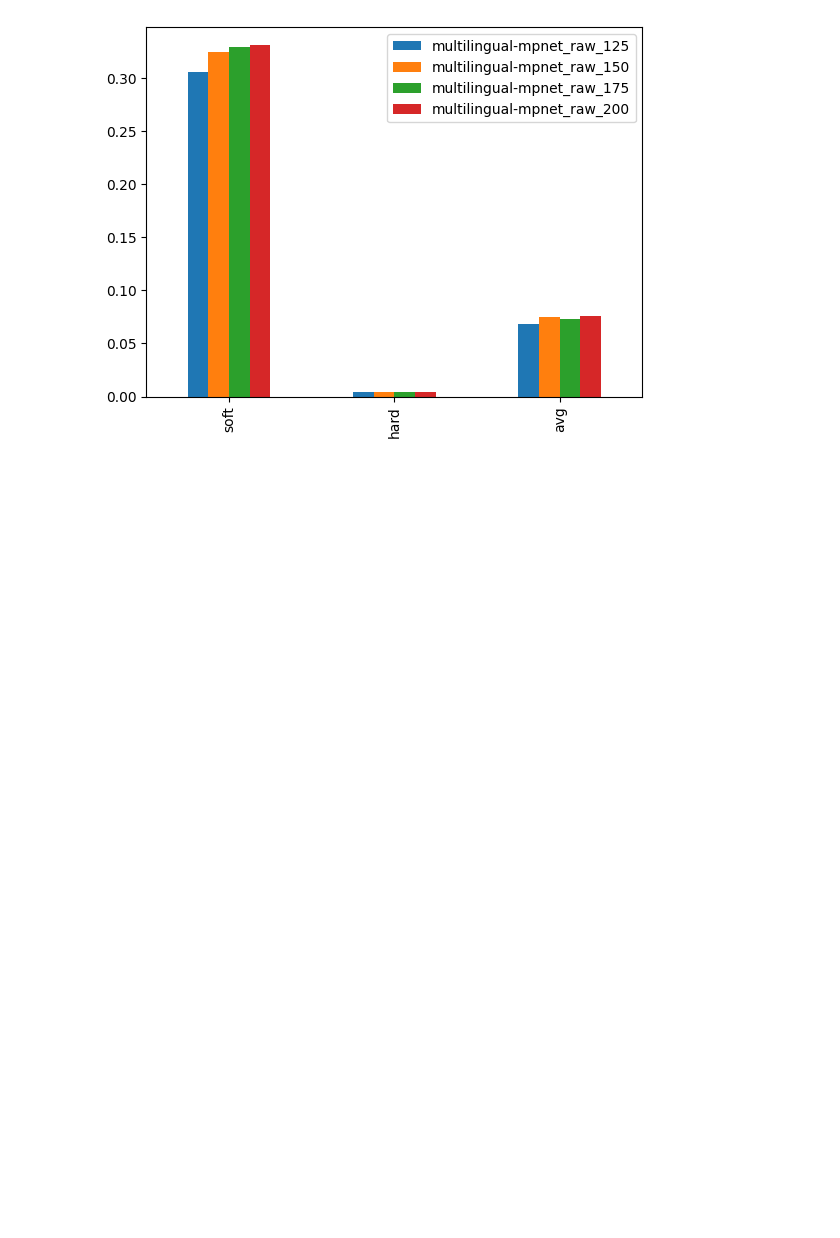
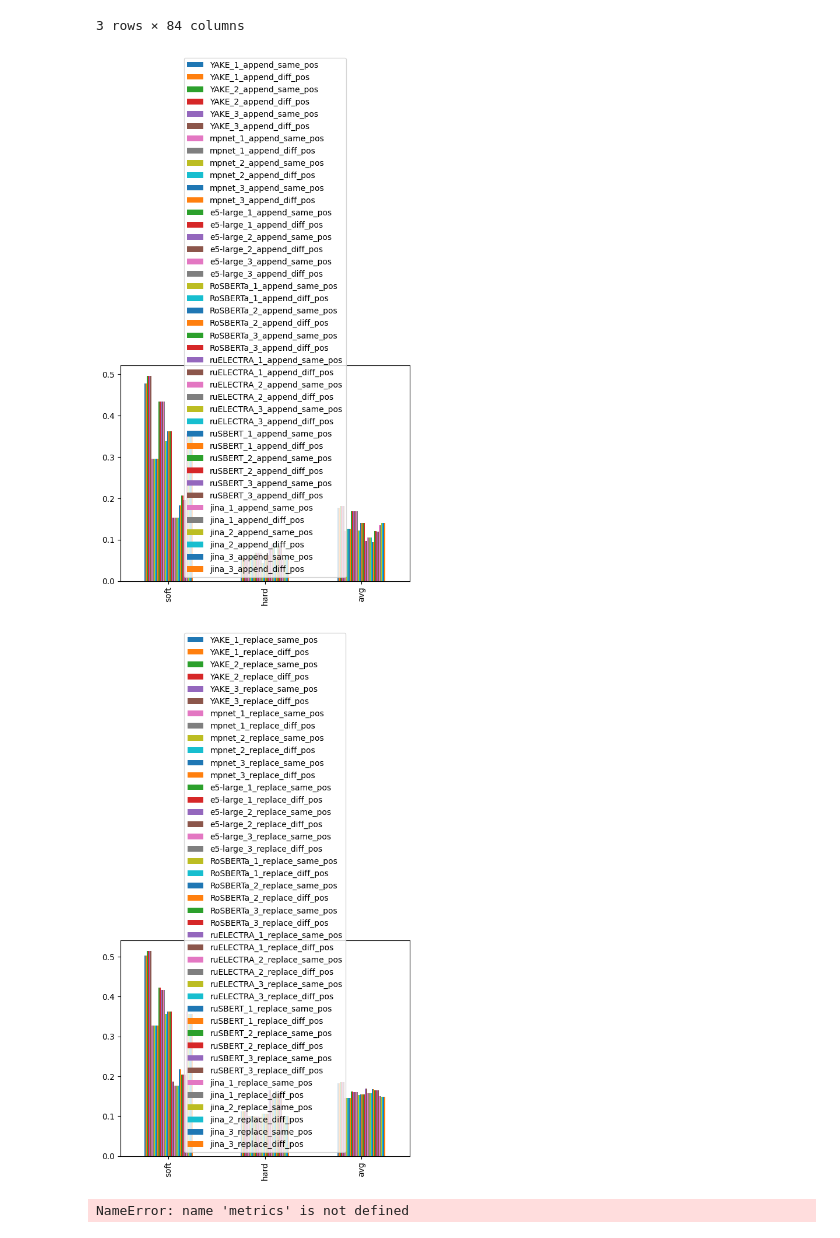
Before and after one commit to Ramnck/term-vector-extraction, a Jupyter notebook: vaildate.ipynb, the cells around one changed output. Cells and saved outputs as stored; diff of their text form; code cells hidden in the pictures; blank space fills up the shorter version.

```diff
--- a/vaildate.ipynb
+++ b/vaildate.ipynb
@@ -1,3 +1,3 @@
 # %%
-name_of_experiment = "500_concat_rel"
-output_file = "evalconcat.json"
+name_of_experiment = "171_rel"
+output_file = "eval.json"
@@ -133,7 +138,7 @@ with open(BASE_PATH / output_file) as file:
 data = {i: {} for i in rawdata.keys()}
 for k, v in rawdata.items():
     for k1, v1 in v.items():
-        if k1 not in ["all_docs", "self_top1", "no_relevant"]:
+        if k1 not in ["all_docs", "self_top1", "no_relevant", "us_pos"]:
             data[k][k1] = v1
 
 data = pd.DataFrame(data)
@@ -161,33 +168,36 @@ import matplotlib.pyplot as plt
 
 
 base_path = Path("data") / "eval"
-with open(base_path / "evalconcat.json", encoding="utf-8") as file:
+with open(base_path / "eval.json", encoding="utf-8") as file:
     rawdata = json.load(file)
 
-# metrics = ["soft", "hard", "avg", "no_relevant"]
 metrics = ["soft", "hard", "avg"]
 
-yake = {
-    k: {k1: v1 for k1, v1 in v.items() if k1 in metrics}
-    for k, v in rawdata.items()
-    if "YAKE" in k
-}
-e5 = {
-    k: {k1: v1 for k1, v1 in v.items() if k1 in metrics}
-    for k, v in rawdata.items()
-    if "e5" in k
-}
-mpnet = {
-    k: {k1: v1 for k1, v1 in v.items() if k1 in metrics}
-    for k, v in rawdata.items()
-    if "mpnet" in k
-}
+# metrics = ["us_pos"]
 
-methods = ["raw"]
-# methods = ["expand", "mix", "shuffle", "raw"]
+all_in_one = {k: {k1:v1 for k1,v1 in v.items() if k1 in metrics} for k, v in rawdata.items()}
 
 
-data = mpnet
+# one = {
+#     k: {k1: v1 for k1, v1 in v.items() if k1 in metrics}
+#     for k, v in rawdata.items()
+#     if "1" in k
+# }
+# two = {
+#     k: {k1: v1 for k1, v1 in v.items() if k1 in metrics}
+#     for k, v in rawdata.items()
+#     if "2" in k
+# }
+# three = {
+#     k: {k1: v1 for k1, v1 in v.items() if k1 in metrics}
+#     for k, v in rawdata.items()
+#     if "3" in k
+# }
+
+methods = ["append", "replace"]
+
+
+data = all_in_one
 
 data_dict = {}
 for method in methods:
@@ -197,12 +207,17 @@ for method in methods:
 # exp = pd.DataFrame(data_dict["expand"])
 # mix = pd.DataFrame(data_dict["mix"])
 # shuf = pd.DataFrame(data_dict["shuffle"])
-raw = pd.DataFrame(data_dict["raw"])
+app = pd.DataFrame(data_dict["append"])
+rep = pd.DataFrame(data_dict["replace"])
 
+app.plot.bar()
+rep.plot.bar()
+
+pd.DataFrame(data)
 
 # exp.plot.bar()
 # mix.plot.bar()
 # shuf.plot.bar()
-raw.plot.bar()
-raw
+# raw.plot.bar()
+# raw
 # %% [output]
@@ -213,4 +228,6 @@ raw
+3 rows × 84 columns
-[figure, old version]
+[figure, new version]
+[figure, added]
 # %%
 # Усредненные по длинам метрики
 
@@ -219,7 +236,7 @@ import numpy as np
 
 # nums = list(range(75,401,25))
 # nums = ["175", "150"]
-nums = ["raw", "expand", "mix", "shuffle"]
+nums = ["1", "2", "3"]
 
 
 data = {str(num): {m: list() for m in metrics} for num in nums}
@@ -228,8 +245,8 @@ method = "mpnet"
 
 for k, v in rawdata.items():
     num = k.split("_")[1]
-    if method not in k.lower():
-        continue
+    # if method not in k.lower():
+    #     continue
 
     if "175" not in k and "150" not in k:
         continue
@@ -246,6 +263,8 @@ data = pd.DataFrame(data)
 
 data.plot.bar()
 data
+# %% [output]
+NameError: name 'metrics' is not defined
 # %%
 # Сравнить готовые терм вектора с полученными моей системой
 
```
Also changed, not shown: parts of 4 cells of this notebook, 10 other files.
